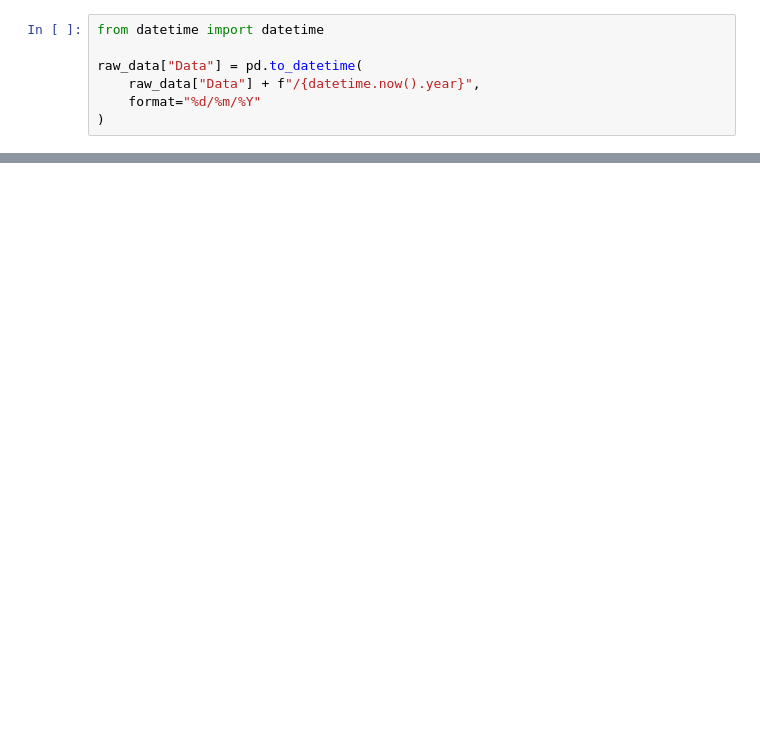
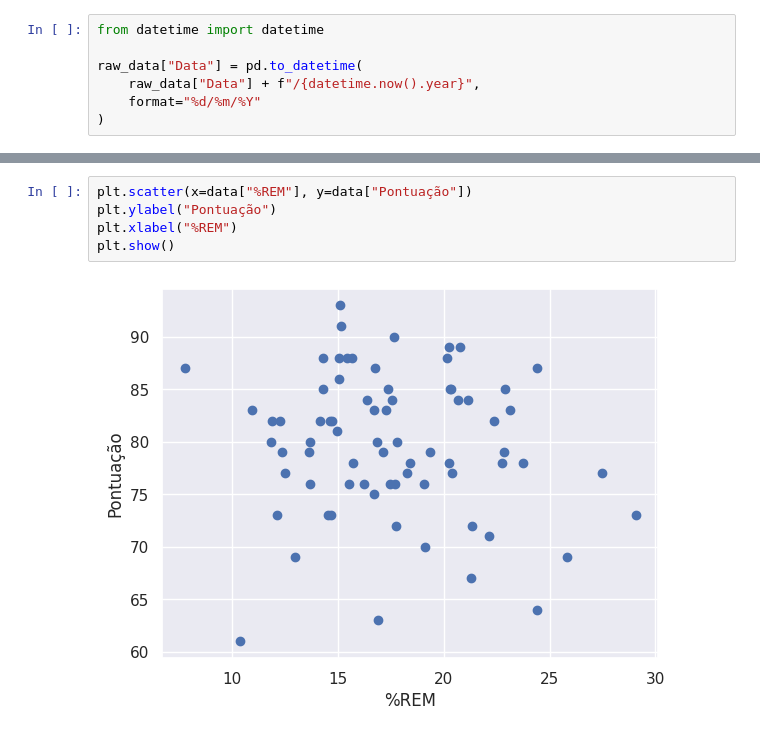
Before and after one commit to kylesonev/sleep_analysis, a Jupyter notebook: notebook/01.ipynb, the cells around one changed output, grey strips where cells are left out. Drawn from its saved outputs; the diff is of its cells as text; blank space fills up the shorter version.

```diff
--- a/notebook/01.ipynb
+++ b/notebook/01.ipynb
@@ -62 +90,8 @@ plt.show()
+# %%
+plt.scatter(x=data["%REM"], y=data["Pontuação"])
+plt.ylabel("Pontuação")
+plt.xlabel("%REM")
+plt.show()
+# %% [output]
+[figure, added]
 # %%
```
Also changed, not shown: parts of 14 cells of this notebook.
